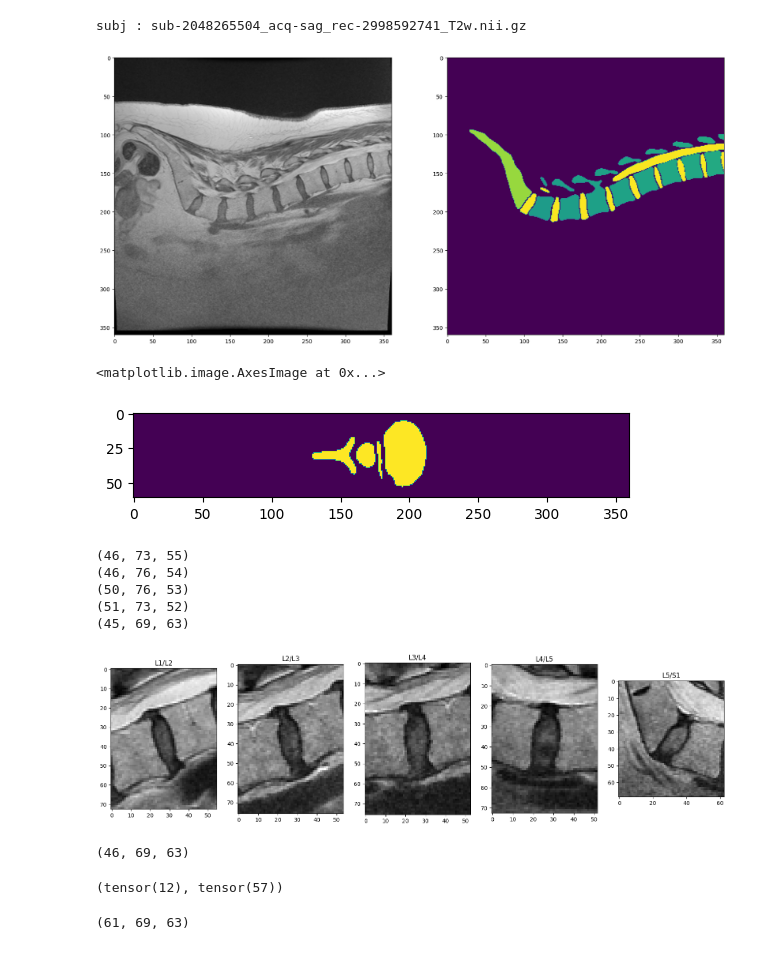
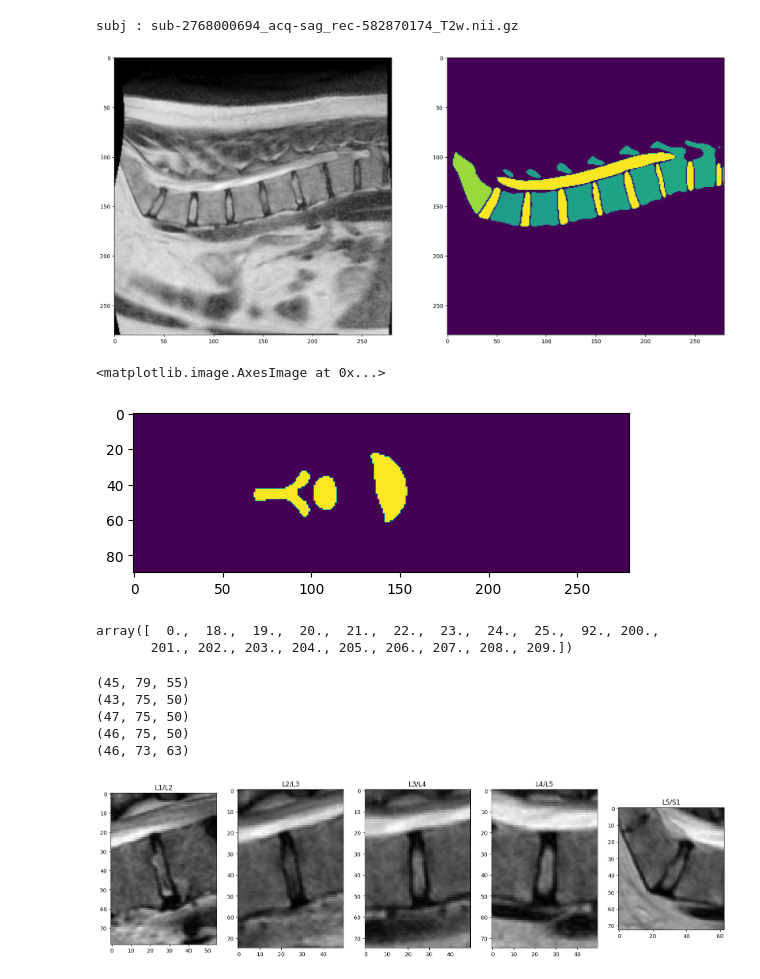
Before and after one commit to ivadomed/lumbar-classification-rsna-challenge-2024, a Jupyter notebook: notebook/totalspineseg.ipynb, the cells around one changed output. Drawn from its saved outputs; the diff is of its cells as text; code cells hidden in the pictures.

```diff
--- a/notebook/totalspineseg.ipynb
+++ b/notebook/totalspineseg.ipynb
@@ -19,15 +30,26 @@ from sklearn.model_selection import train_test_split
 # %%
-path = "../TotalSpineSeg"
+path = "../../TotalSpineSeg"
 vol_paths = glob.glob(path + "/data/sub*T2w.nii.gz") #os.listdir(path + "/data")
 # vol_paths = glob.glob(path + "/data/sub*T1w.nii.gz") #os.listdir(path + "/data")
+
 
 # y = "sub-4646740_acq-sag_rec-3666319702_T2w.nii.gz"
 y = np.random.choice(vol_paths).split("/")[-1]
 # y = "sub-52397721_acq-sag_rec-2452297573_T2w.nii.gz"
 x = y[:-7]
 x = x+"_0000.nii.gz"
+
 vol = nib.load(path+"/output/input/"+x).get_fdata()
 seg = nib.load(path+"/output/step2_output/"+y).get_fdata()
+
+
+# seg_path = "../../TotalSpineSeg/output/step2_output/sub-3637444890_acq-sag_rec-3892989905_T2w.nii.gz"
+# vol_path =  "../../TotalSpineSeg/output/input/sub-3637444890_acq-sag_rec-3892989905_T2w_0000.nii.gz"
+
+# vol = nib.load(vol_path).get_fdata()
+# seg = nib.load(seg_path).get_fdata()
+
+
 print("subj :", y)
 
 ## TODO ##
@@ -36,20 +58,20 @@ print("subj :", y)
 # create a dataset for foraminal narrowing
 # for this end, check images orientation
 # %% [output]
-subj : sub-2048265504_acq-sag_rec-2998592741_T2w.nii.gz
+subj : sub-2768000694_acq-sag_rec-582870174_T2w.nii.gz
 # %%
 fig, ax = plt.subplots(figsize=(20, 10), ncols=2)
-ax[0].imshow(vol[42]**.5, cmap="gray")
-ax[1].imshow(np.log(seg[42]+1))
+ax[0].imshow(vol[40]**.5, cmap="gray")
+ax[1].imshow(np.log(seg[40]+1))
 plt.show()
 # %% [output]
-[figure, old version]
+[figure, new version]
 # %%
 mask = np.isin(seg, [201, 202, 203, 204, 205, 200, 92, 18, 19, 20, 21, 22]).astype(int)
 plt.imshow(mask[:,:,180])
 # %% [output]
 <matplotlib.image.AxesImage at 0x...>
-[figure, old version]
+[figure, new version]
 # %%
 discs = np.isin(seg, [202, 203, 204, 205, 206]).astype(int)
 disc_l5 = np.isin(seg, [202]).astype(int)
@@ -57,6 +79,11 @@ disc_l4 = np.isin(seg, [203]).astype(int)
 disc_l3 = np.isin(seg, [204]).astype(int)
 disc_l2 = np.isin(seg, [205]).astype(int)
 disc_l1 = np.isin(seg, [206]).astype(int)
+# %%
+np.unique(seg)
+# %% [output]
+array([  0.,  18.,  19.,  20.,  21.,  22.,  23.,  24.,  25.,  92., 200.,
+       201., 202., 203., 204., 205., 206., 207., 208., 209.])
 # %%
 def patch_extraction(vol, mask, d=0, h=20, w=20):
     """
@@ -103,9 +129,9 @@ for i, disc in enumerate(discs):
     ax[i].imshow(patch[d//2], cmap="gray")
     ax[i].set_title(levels[i])
 # %% [output]
-(46, 73, 55)
-(46, 76, 54)
-(50, 76, 53)
-(51, 73, 52)
-(45, 69, 63)
+(45, 79, 55)
+(43, 75, 50)
+(47, 75, 50)
+(46, 75, 50)
+(46, 73, 63)
-[figure, old version]
+[figure, new version]
@@ -114,19 +138,3 @@ for i, disc in enumerate(discs):
-# %%
-patch.shape
-# %% [output]
-(46, 69, 63)
-# %%
-d_min, d_max
-# %% [output]
-(tensor(12), tensor(57))
-# %%
-w = 20
-patch = vol[max(0, d_min-w):d_max + w,
-            h_min-w:h_max+w,
-            w_min-w:w_max+w]
-patch.shape
-# %% [output]
-(61, 69, 63)
 # %%
 plt.imshow(patch[30,:,:], cmap="gray")
 plt.show()
```
Also changed, not shown: parts of 21 cells of this notebook.
